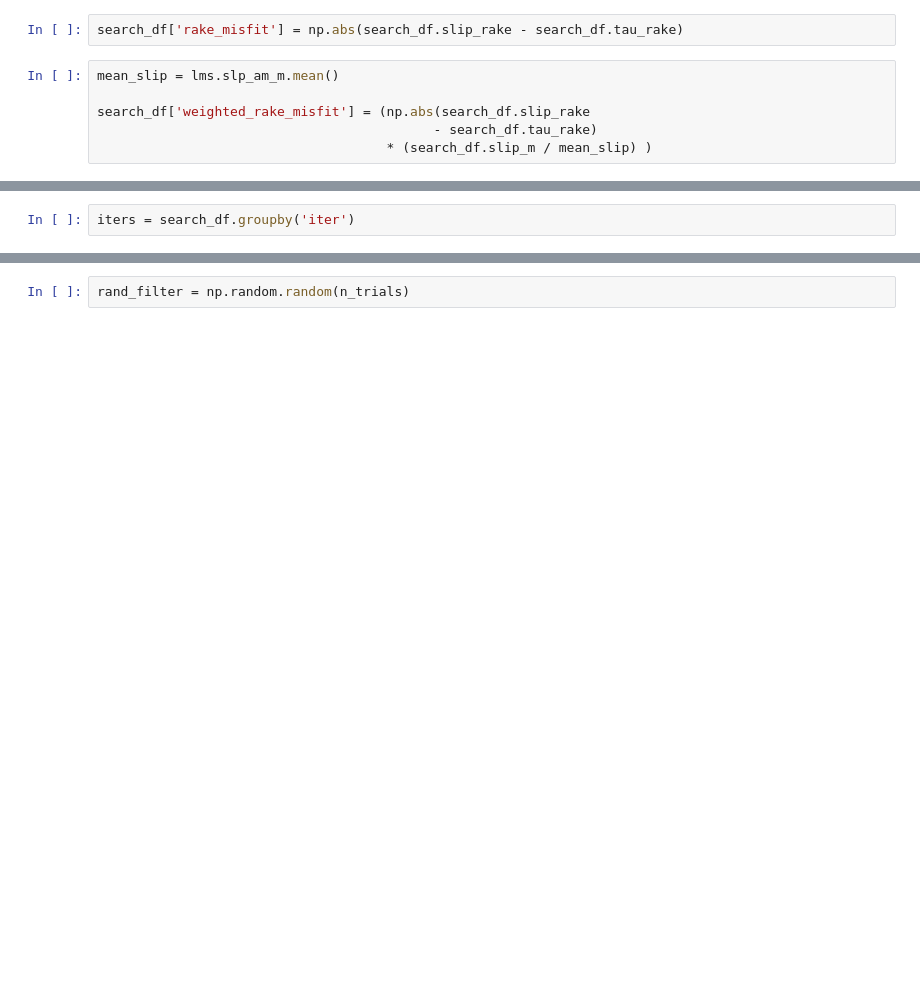
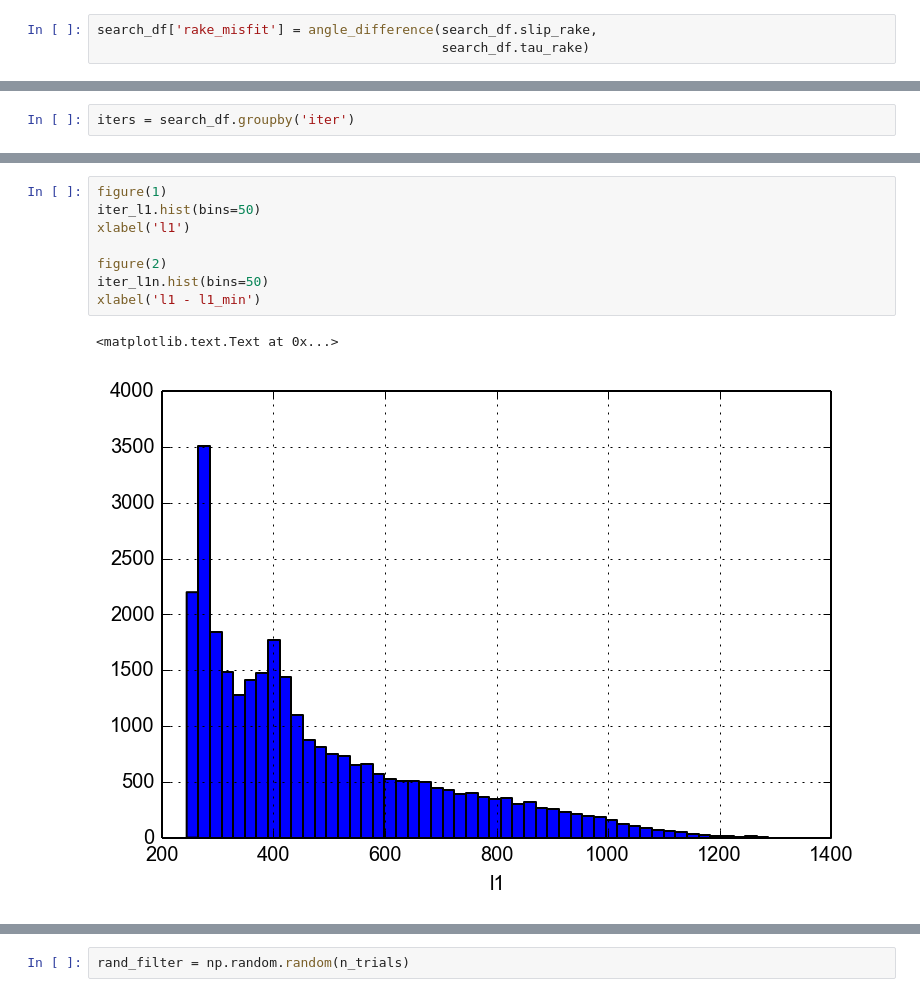
Before and after one commit to cossatot/wenchuan_topo_stress, a Jupyter notebook: tect_stress/notebooks/bayes_mc_rake_search.ipynb, the cells around one changed output, grey strips where cells are left out. Drawn from its saved outputs; the diff is of its cells as text; blank space fills up the shorter version.

```diff
--- a/tect_stress/notebooks/bayes_mc_rake_search.ipynb
+++ b/tect_stress/notebooks/bayes_mc_rake_search.ipynb
@@ -165,8 +159,3 @@ search_df['tau_rake'] = np.degrees( np.arctan2( search_df.tau_d,
 # %%
-search_df['rake_misfit'] = np.abs(search_df.slip_rake - search_df.tau_rake)
+search_df['rake_misfit'] = angle_difference(search_df.slip_rake,
+                                            search_df.tau_rake)
-# %%
-mean_slip = lms.slp_am_m.mean()
-
-search_df['weighted_rake_misfit'] = (np.abs(search_df.slip_rake
-                                           - search_df.tau_rake)
-                                     * (search_df.slip_m / mean_slip) )
@@ -189,0 +277,11 @@ iter_likelihood = 1 / (iter_misfit / iter_misfit.min())
+# %%
+figure(1)
+iter_l1.hist(bins=50)
+xlabel('l1')
+
+figure(2)
+iter_l1n.hist(bins=50)
+xlabel('l1 - l1_min')
+# %% [output]
+<matplotlib.text.Text at 0x...>
+[figure, added]
```
Also changed, not shown: parts of 77 cells of this notebook, 7 other files.
